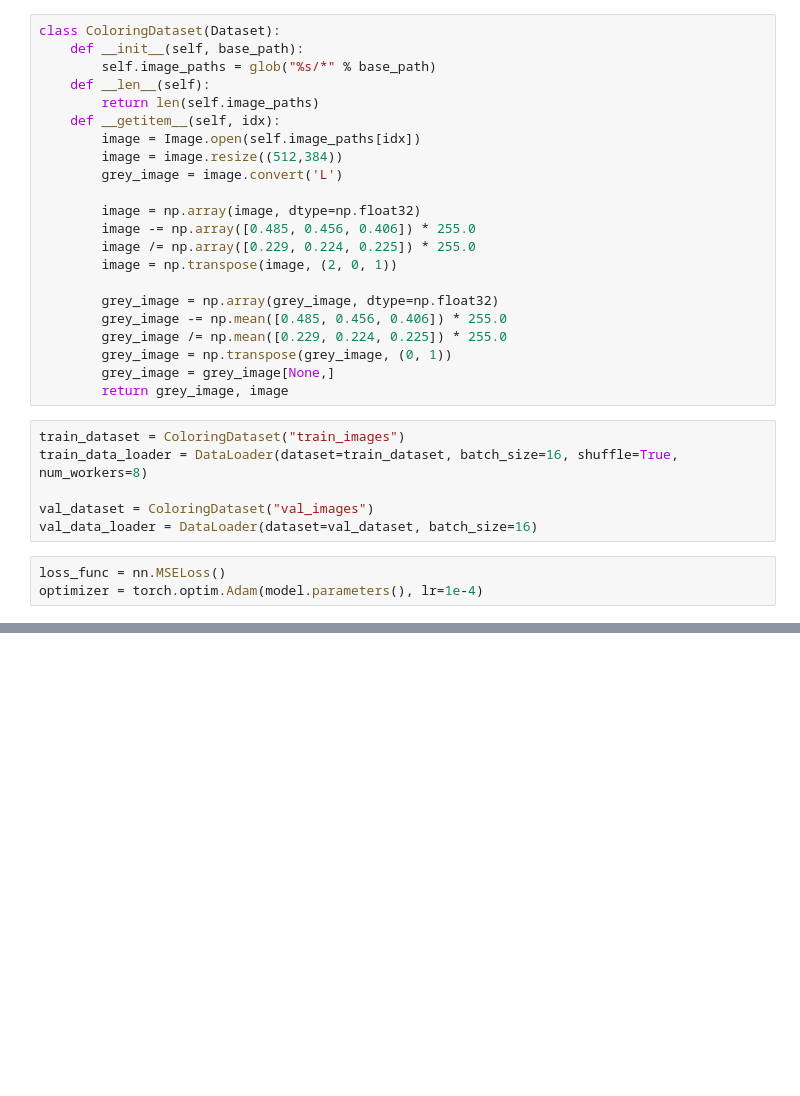
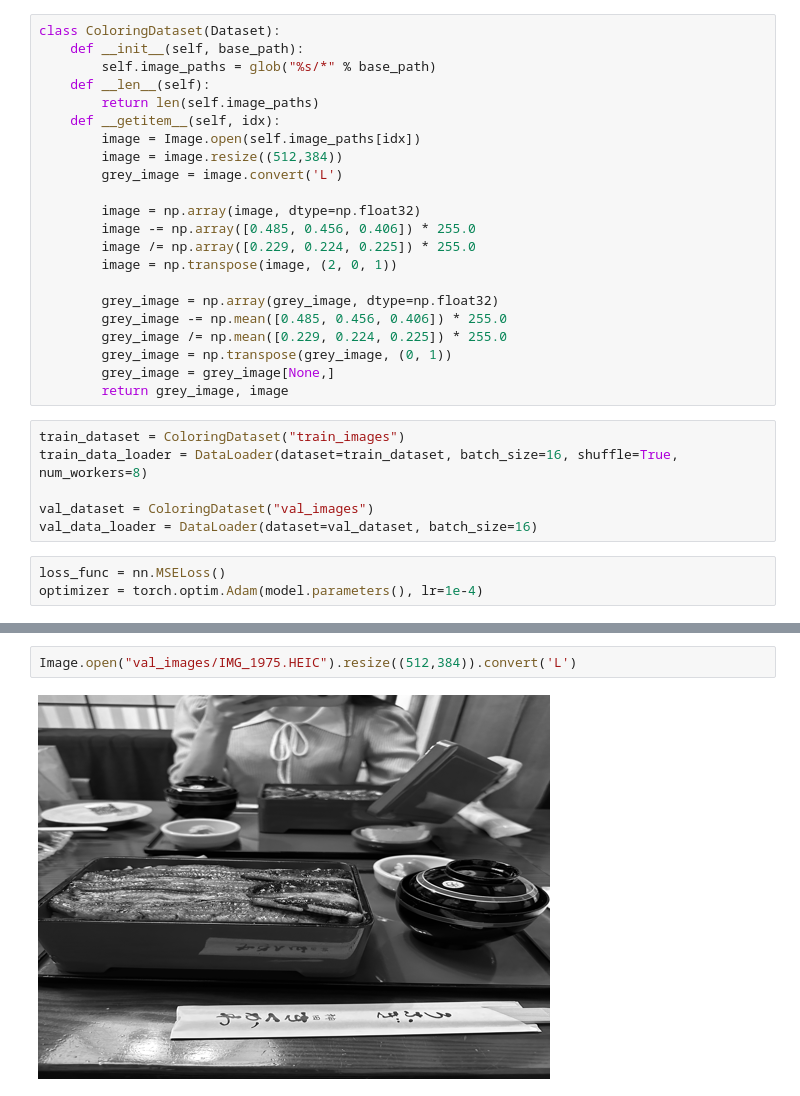
Before and after one commit to peryaudo/unet_coloring, a Jupyter notebook: u_net.ipynb, the cells around one changed output, grey strips where cells are left out. Drawn from its saved outputs; the diff is of its cells as text; blank space fills up the shorter version.

```diff
--- a/u_net.ipynb
+++ b/u_net.ipynb
@@ -172,0 +176,4 @@ Image.fromarray(output)
+# %%
+Image.open("val_images/IMG_1975.HEIC").resize((512,384)).convert('L')
+# %% [output]
+[figure, added]
```
Also changed, not shown: parts of 4 cells of this notebook, 2 other files.
